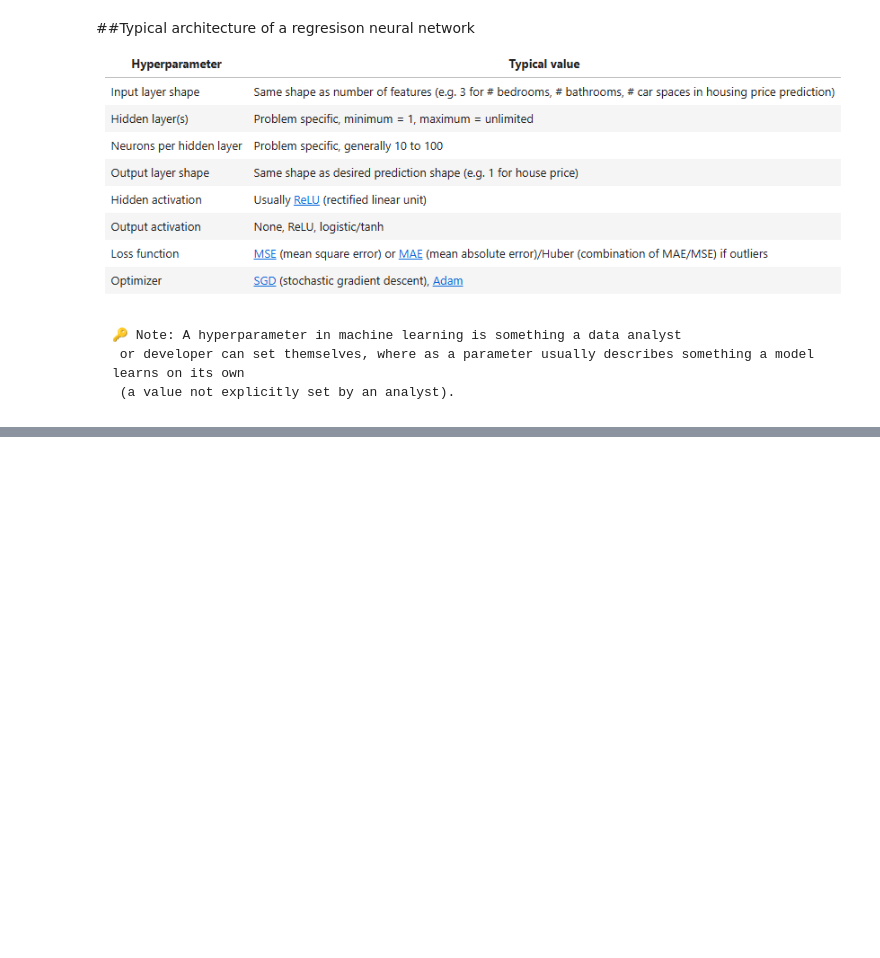
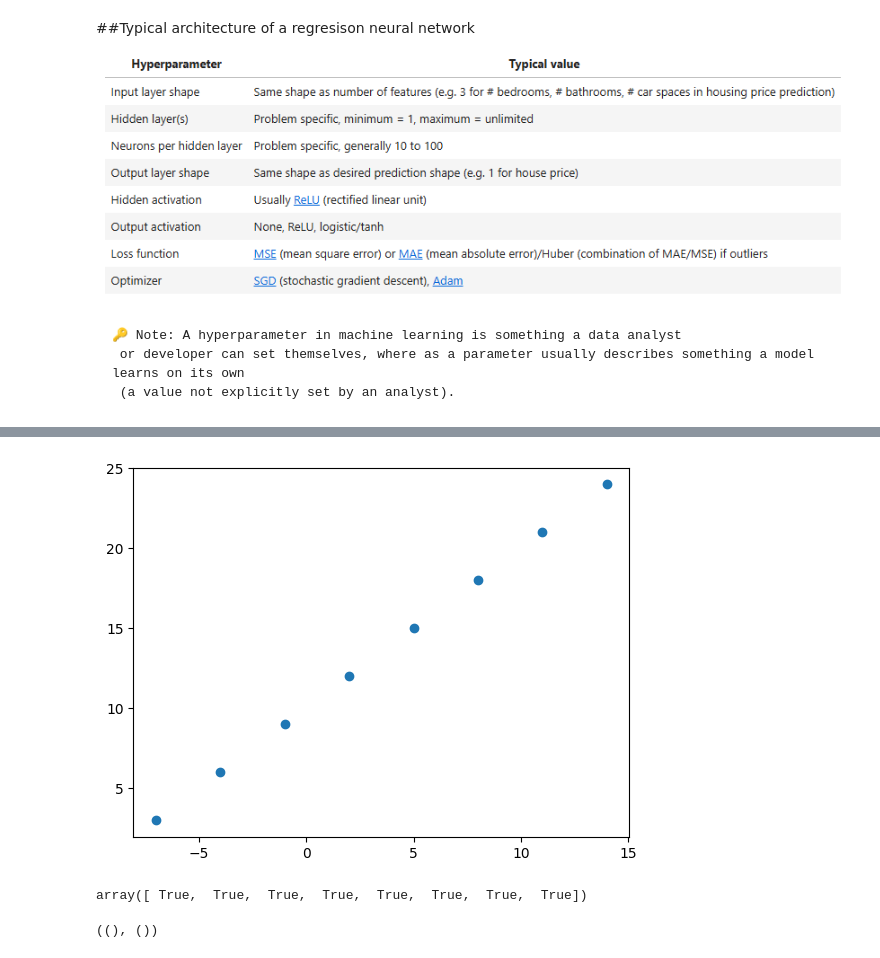
Before and after one commit to thecodemaster152/Brief-guide-to-tensor-flow, a Jupyter notebook: 01_Neural_network_regression_in_TF.ipynb, the cells around one changed output, grey strips where cells are left out. Drawn from its saved outputs; the diff is of its cells as text; code cells hidden in the pictures; blank space fills up the shorter version.

```diff
--- a/01_Neural_network_regression_in_TF.ipynb
+++ b/01_Neural_network_regression_in_TF.ipynb
@@ -14,3 +14,31 @@ import tensorflow as tf
 One example of how the above structure fit into an actual code
 
 ![image.png](embedded-picture-1)
+# %%
+import numpy as np
+import matplotlib.pyplot as plt
+
+# Create features
+X = np.array([-7.0, -4.0, -1.0, 2.0, 5.0, 8.0, 11.0, 14.0])
+
+# Create labels
+y = np.array([3.0, 6.0, 9.0, 12.0, 15.0, 18.0, 21.0, 24.0])
+
+# Visualize it
+plt.scatter(X, y);
+# %% [output]
+[figure, added]
+# %%
+y == X + 10
+# %% [output]
+array([ True,  True,  True,  True,  True,  True,  True,  True])
+# %%
+# Take a single example of X
+input_shape = X[0].shape
+
+# Take a single example of y
+output_shape = y[0].shape
+
+input_shape, output_shape # these are both scalars (no shape)
+# %% [output]
+((), ())
```
Also changed, not shown: parts of 12 cells of this notebook.
